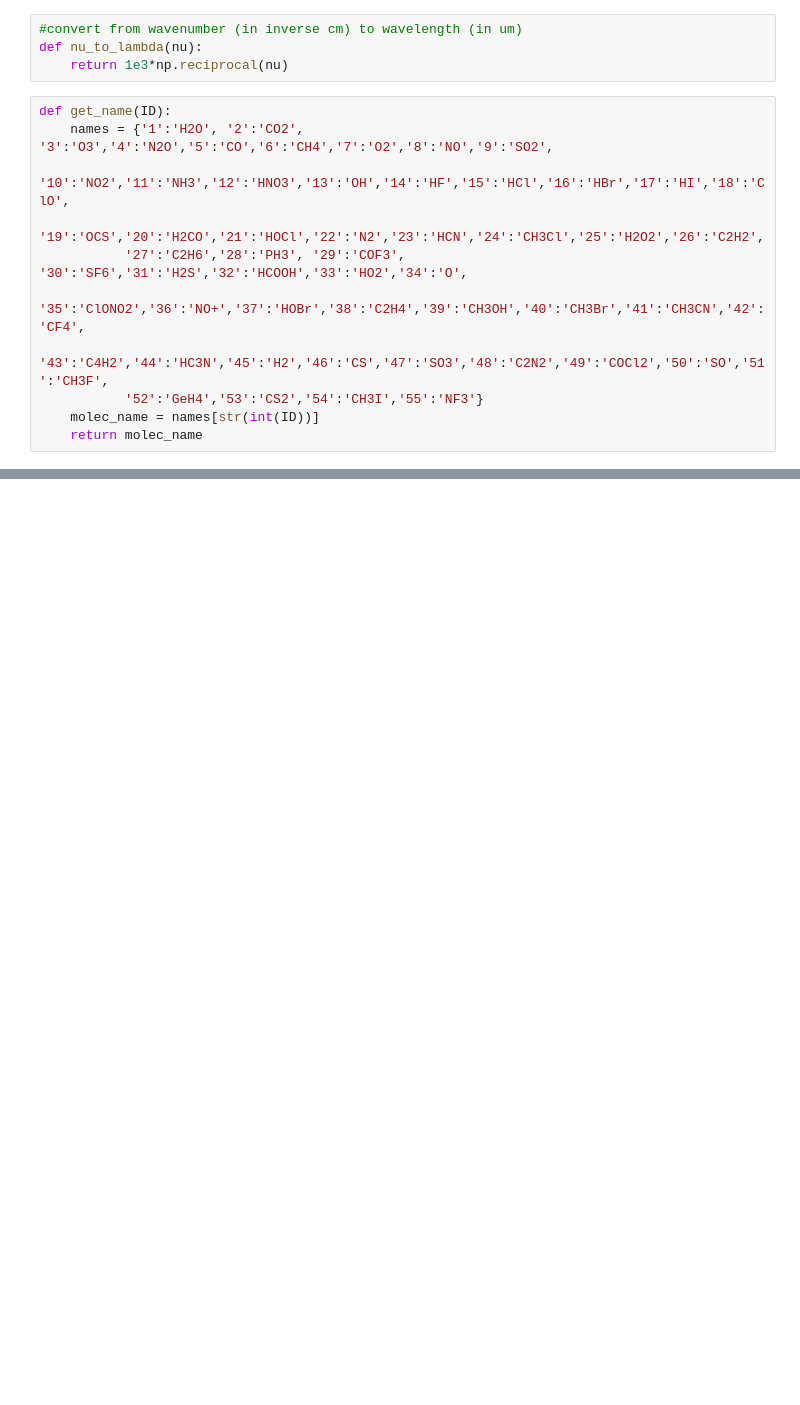
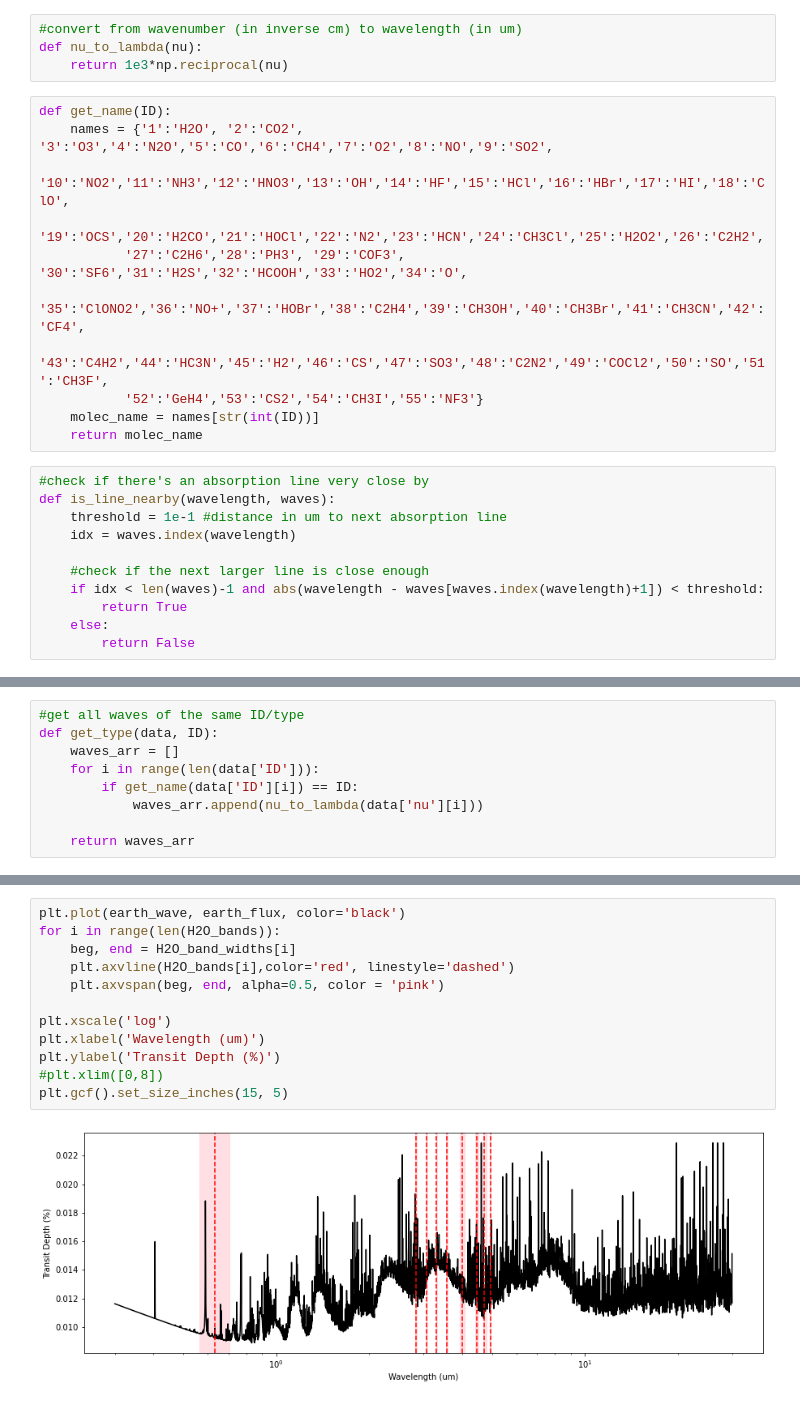
Before and after one commit to saracha413/betelgeuse, a Jupyter notebook: line_labels.ipynb, the cells around one changed output, grey strips where cells are left out. Cells and saved outputs as stored; diff of their text form; blank space fills up the shorter version.

```diff
--- a/line_labels.ipynb
+++ b/line_labels.ipynb
@@ -39,3 +52,14 @@ def get_name(ID):
            '52':'GeH4','53':'CS2','54':'CH3I','55':'NF3'}
     molec_name = names[str(int(ID))]
     return molec_name
+# %%
+#check if there's an absorption line very close by
+def is_line_nearby(wavelength, waves):
+    threshold = 1e-1 #distance in um to next absorption line
+    idx = waves.index(wavelength)
+
+    #check if the next larger line is close enough
+    if idx < len(waves)-1 and abs(wavelength - waves[waves.index(wavelength)+1]) < threshold:
+        return True
+    else:
+        return False
@@ -41,0 +86,9 @@ def get_name(ID):
+# %%
+#get all waves of the same ID/type
+def get_type(data, ID):
+    waves_arr = []
+    for i in range(len(data['ID'])):
+        if get_name(data['ID'][i]) == ID:
+            waves_arr.append(nu_to_lambda(data['nu'][i]))
+
+    return waves_arr
@@ -41,0 +122,14 @@ def get_name(ID):
+# %%
+plt.plot(earth_wave, earth_flux, color='black')
+for i in range(len(H2O_bands)):
+    beg, end = H2O_band_widths[i]
+    plt.axvline(H2O_bands[i],color='red', linestyle='dashed')
+    plt.axvspan(beg, end, alpha=0.5, color = 'pink')
+
+plt.xscale('log')
+plt.xlabel('Wavelength (um)')
+plt.ylabel('Transit Depth (%)')
+#plt.xlim([0,8])
+plt.gcf().set_size_inches(15, 5)
+# %% [output]
+[figure, added]
```
Also changed, not shown: parts of 14 cells of this notebook.
